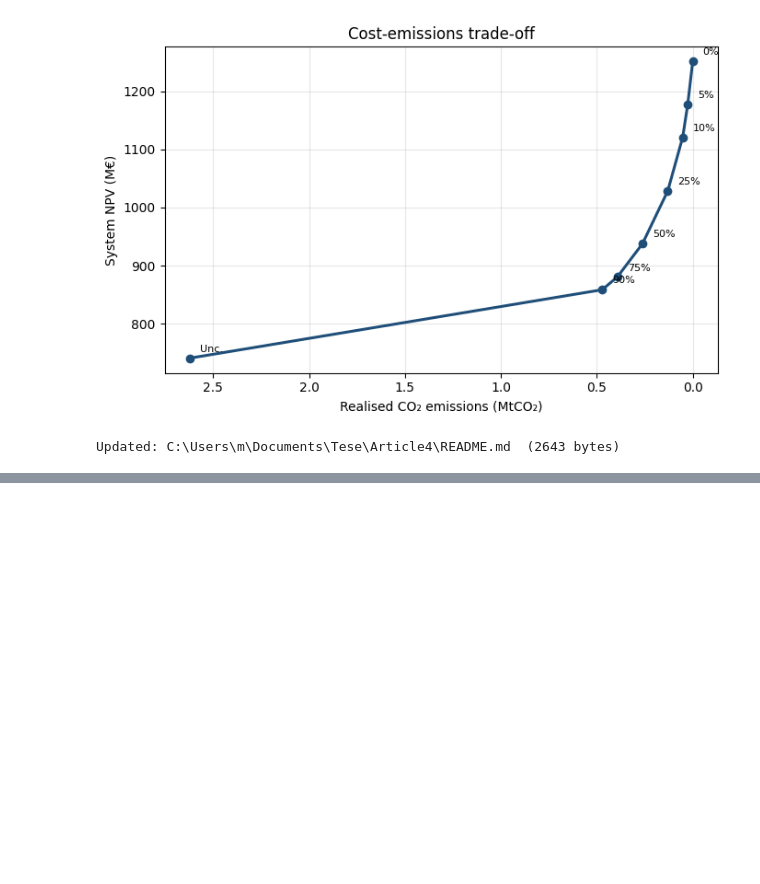
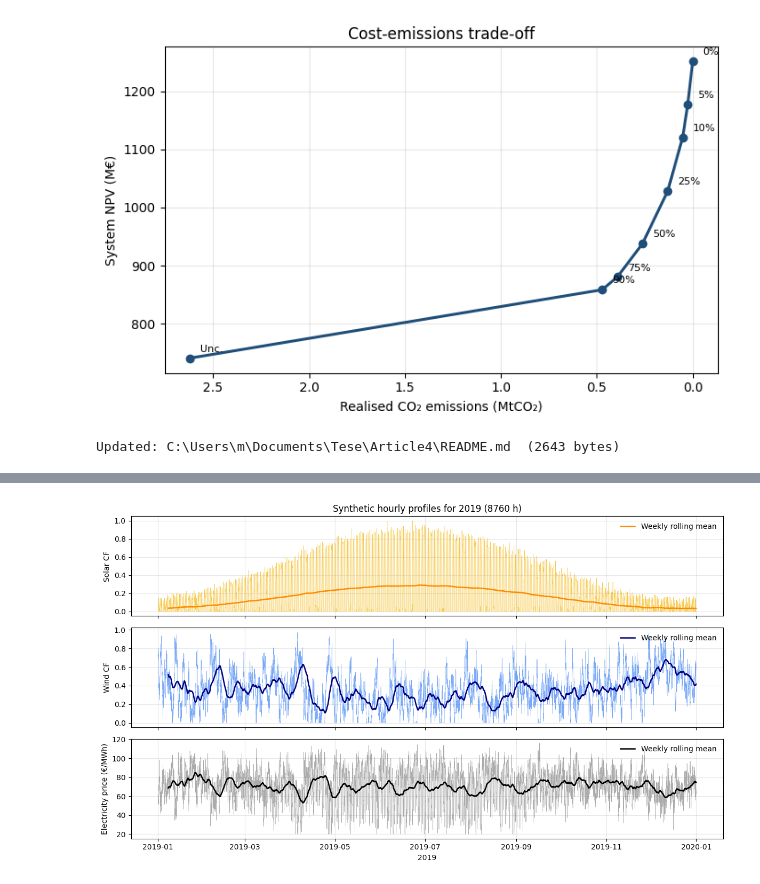
Before and after one commit to Relog12/article4-green-hydrogen-iocs-, a Jupyter notebook: notebooks/01_smoke_test.ipynb, the cells around one changed output, grey strips where cells are left out. Drawn from its saved outputs; the diff is of its cells as text; code cells hidden in the pictures; blank space fills up the shorter version.

```diff
--- a/notebooks/01_smoke_test.ipynb
+++ b/notebooks/01_smoke_test.ipynb
@@ -1742,3 +1742,16 @@ with open(readme_path, "w", encoding="utf-8") as f:
 print(f"Updated: {readme_path}  ({readme_path.stat().st_size} bytes)")
 # %% [output]
 Updated: C:\Users\m\Documents\Tese\Article4\README.md  (2643 bytes)
+# %%
+gitignore_content = """\
+.ipynb_checkpoints/
+__pycache__/
+*.pyc
+results/*.nc
+results/*.parquet
+.DS_Store
+Thumbs.db
+"""
+with open(PROJECT_ROOT / ".gitignore", "w") as f:
+    f.write(gitignore_content)
+print("Written: .gitignore")
@@ -1744,0 +1888,32 @@ Updated: C:\Users\m\Documents\Tese\Article4\README.md  (2643 bytes)
+# %%
+import matplotlib.pyplot as plt
+
+fig, axes = plt.subplots(3, 1, figsize=(12, 7), sharex=True)
+
+# Solar
+axes[0].plot(hourly.index, hourly["solar_cf"], color="#F4B400", linewidth=0.4, alpha=0.7)
+axes[0].plot(hourly["solar_cf"].rolling(168).mean(), color="darkorange", linewidth=1.8, label="Weekly rolling mean")
+axes[0].set_ylabel("Solar CF")
+axes[0].set_title("Synthetic hourly profiles for 2019 (8760 h)")
+axes[0].legend(loc="upper right", frameon=False)
+axes[0].grid(alpha=0.3)
+
+# Wind
+axes[1].plot(hourly.index, hourly["wind_cf"], color="#4285F4", linewidth=0.4, alpha=0.7)
+axes[1].plot(hourly["wind_cf"].rolling(168).mean(), color="navy", linewidth=1.8, label="Weekly rolling mean")
+axes[1].set_ylabel("Wind CF")
+axes[1].legend(loc="upper right", frameon=False)
+axes[1].grid(alpha=0.3)
+
+# Price
+axes[2].plot(hourly.index, hourly["price"], color="#888888", linewidth=0.4, alpha=0.7)
+axes[2].plot(hourly["price"].rolling(168).mean(), color="black", linewidth=1.8, label="Weekly rolling mean")
+axes[2].set_ylabel("Electricity price (€/MWh)")
+axes[2].set_xlabel("2019")
+axes[2].legend(loc="upper right", frameon=False)
+axes[2].grid(alpha=0.3)
+
+plt.tight_layout()
+plt.show()
+# %% [output]
+[figure, added]
```
Also changed, not shown: parts of 17 cells of this notebook, 1 other file.
